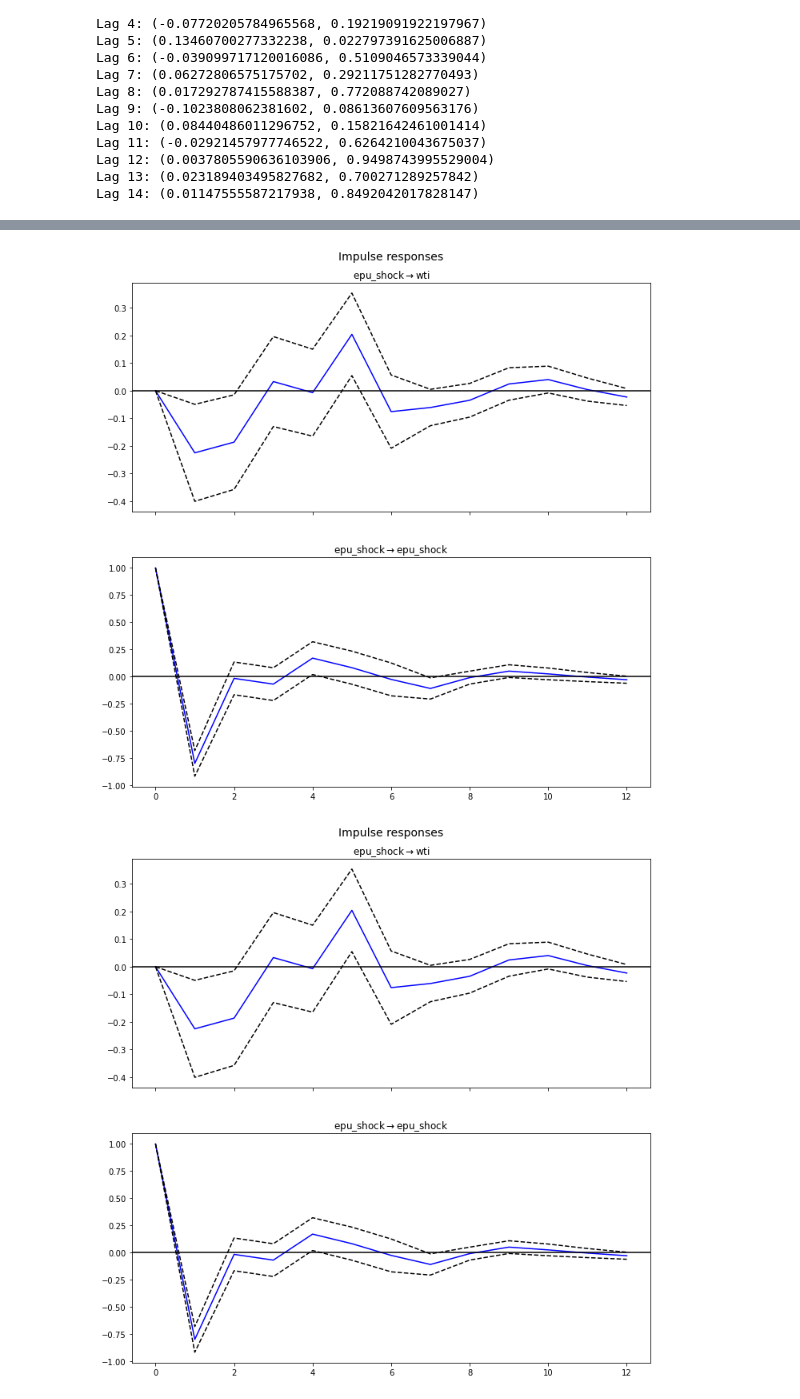
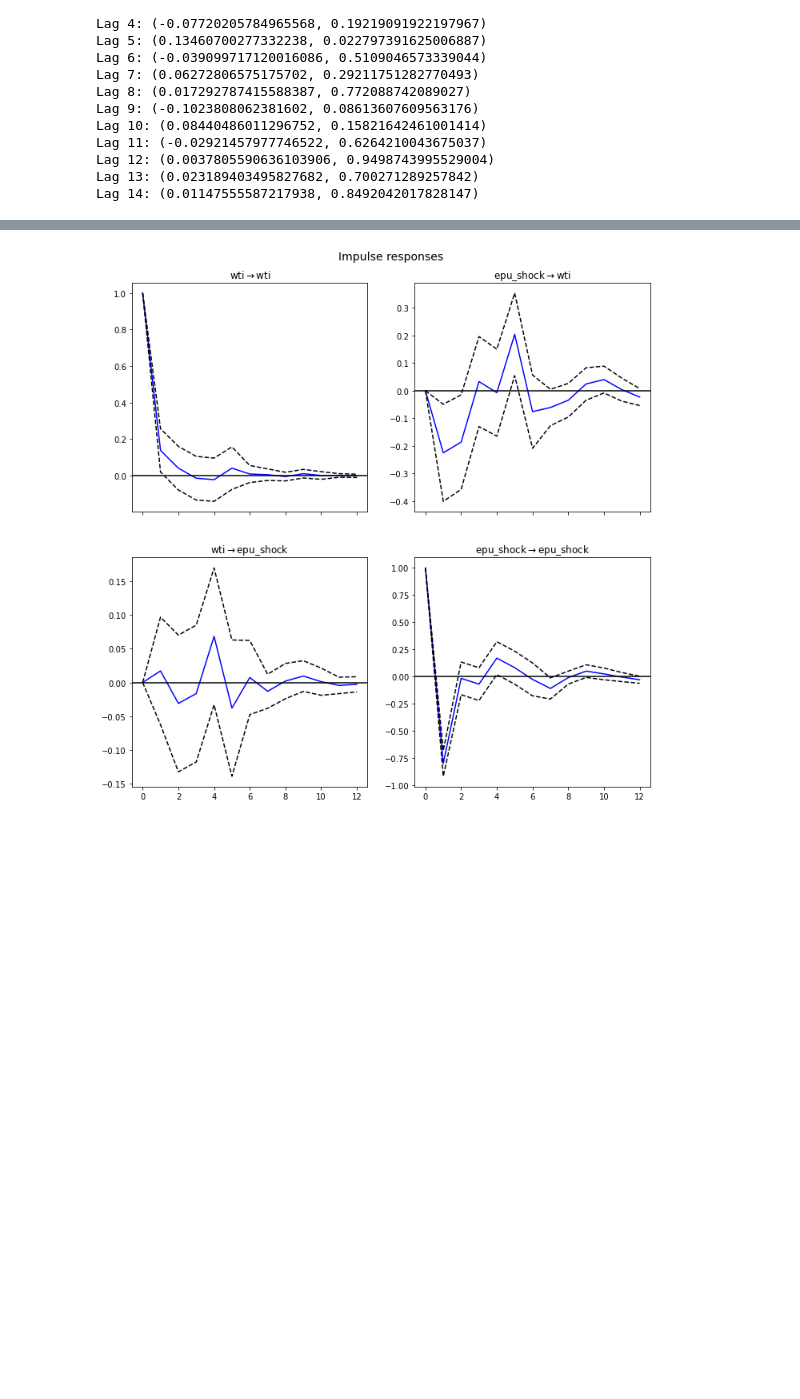
Before and after one commit to t0nychn/UG_thesis, a Jupyter notebook: Exploratory3.ipynb, the cells around one changed output, grey strips where cells are left out. Cells and saved outputs as stored; diff of their text form; code cells hidden in the pictures; blank space fills up the shorter version.

```diff
--- a/Exploratory3.ipynb
+++ b/Exploratory3.ipynb
@@ -140,7 +140,7 @@ Lag 12: (0.0037805590636103906, 0.9498743995529004)
 Lag 13: (0.023189403495827682, 0.700271289257842)
 Lag 14: (0.01147555587217938, 0.8492042017828147)
 # %%
-model2 = VAR(pd.DataFrame(wti.rename('wti')).join(epu_shock.rename('epu_shock')).dropna()).fit(maxlags=5)
+model2 = VAR(df.dropna()).fit(maxlags=5)
 model2.summary()
 # %% [output]
   Summary of Regression Results
@@ -161,7 +161,6 @@ Correlation matrix of residuals
 wti          1.000000  -0.117745
 epu_shock   -0.117745   1.000000
 # %%
-model2.irf(12).plot(impulse='epu_shock')
+s = model2.irf(12).plot()
 # %% [output]
-[figure, old version]
+[figure, new version]
-[figure, removed]
```
Also changed, not shown: parts of 12 cells of this notebook, 2 other files.
